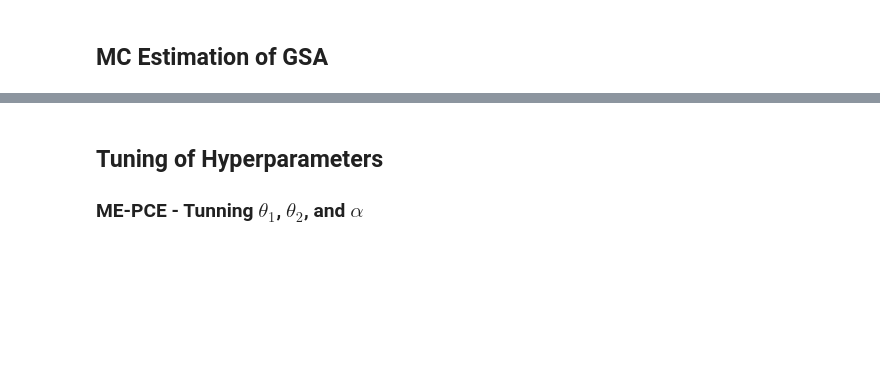
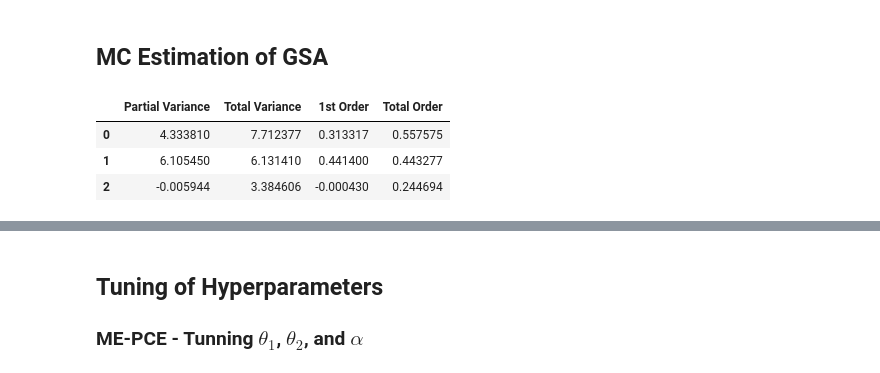
Before and after one commit to IsabelCoronaGuevara/CUDenver-Thesis, a Jupyter notebook: Results_aPCE_SparseBayesianLearning.ipynb, the cells around one changed output, grey strips where cells are left out. Cells and saved outputs as stored; diff of their text form; code cells hidden in the pictures; blank space fills up the shorter version.

```diff
--- a/Results_aPCE_SparseBayesianLearning.ipynb
+++ b/Results_aPCE_SparseBayesianLearning.ipynb
@@ -350,6 +438,11 @@ def Ishigami_Function(dat):
     return np.c_[np.sin(Z[:,0]) + 7*(np.sin(Z[:,1]))**2 + 0.1*(Z[:,2])**4*np.sin(Z[:,0])]
 # %%
 np.random.seed(2357)
+
+N_train = 320 # Sample size
+N_test = 80
+N_pol = 1000000
+N_mc = 1000000 #10^6 samples
 
 X_train = np.random.uniform(-np.pi, np.pi, size=(N_train, d))
 X_test = np.random.uniform(-np.pi, np.pi, size=(N_test, d))
@@ -357,12 +450,6 @@ Y_train = Ishigami_Function(X_train)
 Y_test = Ishigami_Function(X_test)
 
 X_pol = np.random.uniform(-np.pi, np.pi, size=(N_pol, d))
-
-#sys.path.append('..')
-#data={'xi': X_train}
-#data['y'] = Y_train.reshape(N_train)
-
-#idx = multivariate_pce_index(d, p)
 # %% [markdown]
 ## MC Estimation of GSA
 # %%
@@ -372,0 +460,9 @@ Sobol_MC_Ishigami, V_MC_Ishigami = MC_Sobol(Ishigami_Function, dataA, dataB)
+# %%
+Ishigami_GSA_MC = sa.sobol_GSA(3, Ishigami_Function)
+# %%
+Ishigami_GSA_MC.sobol_MC(dataA, dataB)
+# %% [output]
+|  | Partial Variance | Total Variance | 1st Order | Total Order |
+| 0 | 4.333810 | 7.712377 | 0.313317 | 0.557575 |
+| 1 | 6.105450 | 6.131410 | 0.441400 | 0.443277 |
+| 2 | -0.005944 | 3.384606 | -0.000430 | 0.244694 |
```
Also changed, not shown: parts of 34 cells of this notebook.
